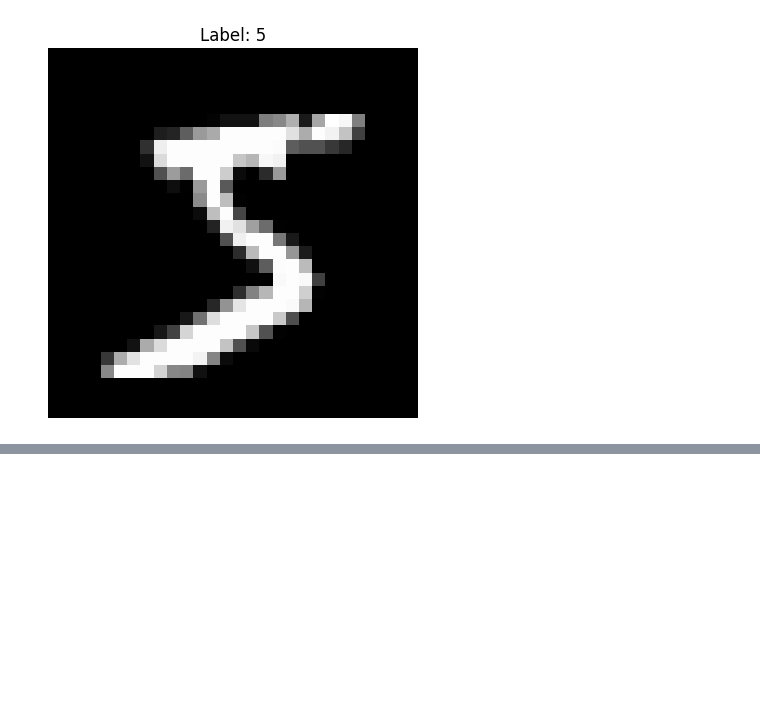
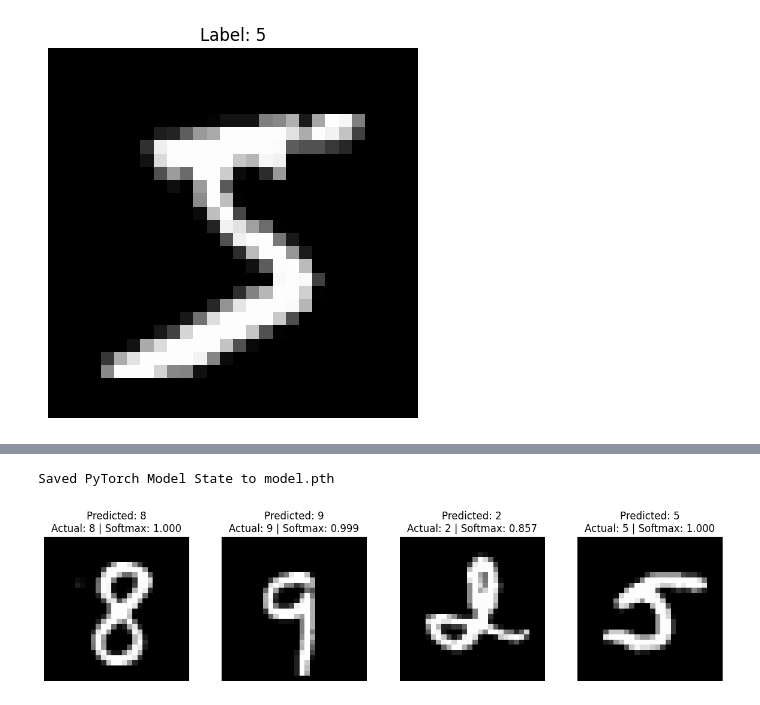
Before and after one commit to MatthieuGHS/Perceptron2MNIST, a Jupyter notebook: 3_mnist/mnist1.ipynb, the cells around one changed output, grey strips where cells are left out. Saved outputs shown, nothing was run; the diff lists cells and outputs as text; code cells hidden in the pictures; blank space fills up the shorter version.

Commit message:
up mnist

```diff
--- a/3_mnist/mnist1.ipynb
+++ b/3_mnist/mnist1.ipynb
@@ -206,3 +206,8 @@ plt.show()
 # %% [output]
 torch.Size([1, 28, 28])
 [figure]
+# %%
+batch_size = 30
+# Create data loaders.
+train_dataloader = DataLoader(training_data, batch_size=batch_size, shuffle=True)
+test_dataloader = DataLoader(test_data, batch_size=batch_size)
@@ -208,0 +257,3 @@ torch.Size([1, 28, 28])
+# %%
+loss_fn = nn.CrossEntropyLoss()
+optimizer = torch.optim.SGD(model.parameters(), lr=0.1)
@@ -208,0 +294,9 @@ torch.Size([1, 28, 28])
+# %%
+epochs = 20
+reluBool = True
+for t in range(epochs):
+    print(f"Epoch {t+1}\n-------------------------------")
+    train(train_dataloader, model, loss_fn, optimizer)
+    test(test_dataloader, model, loss_fn)
+print("Done!")
+#sigmoid : Accuracy: 96.8%, Avg loss: 0.101006
@@ -208,0 +321,46 @@ torch.Size([1, 28, 28])
+# %%
+if reluBool:
+    torch.save(model.state_dict(), "modelRelu.pth")
+    print("Saved PyTorch Model State to modelRelu.pth")
+else:
+    torch.save(model.state_dict(), "model.pth")
+    print("Saved PyTorch Model State to model.pth")
+# %% [output]
+Saved PyTorch Model State to model.pth
+# %%
+import random
+import torch
+import matplotlib.pyplot as plt
+
+# MNIST classes (0-9)
+classes = [str(i) for i in range(10)]
+
+model.eval()
+
+fig, axes = plt.subplots(1, 4, figsize=(12, 3))
+
+with torch.no_grad():
+    for ax in axes:
+        # Pick a random test sample
+        idx = random.randint(0, len(test_data) - 1)
+        x, y = test_data[idx]  # x: [1, 28, 28], y: int
+
+        # Add batch dimension and move to device
+        logits = model(x.unsqueeze(0).to(device))      # [1, 10]
+        probs = torch.softmax(logits, dim=1).squeeze() # [10]
+
+        pred_idx = probs.argmax().item()
+        conf = probs[pred_idx].item()
+
+        # Plot image
+        ax.imshow(x.squeeze(), cmap="gray")
+        ax.set_title(
+            f"Predicted: {classes[pred_idx]}\n"
+            f"Actual: {classes[y]} | Softmax: {conf:.3f}"
+        )
+        ax.axis("off")
+
+plt.tight_layout()
+plt.show()
+# %% [output]
+[figure, added]
```
Also changed, not shown: parts of 5 cells of this notebook, 2 other files.
